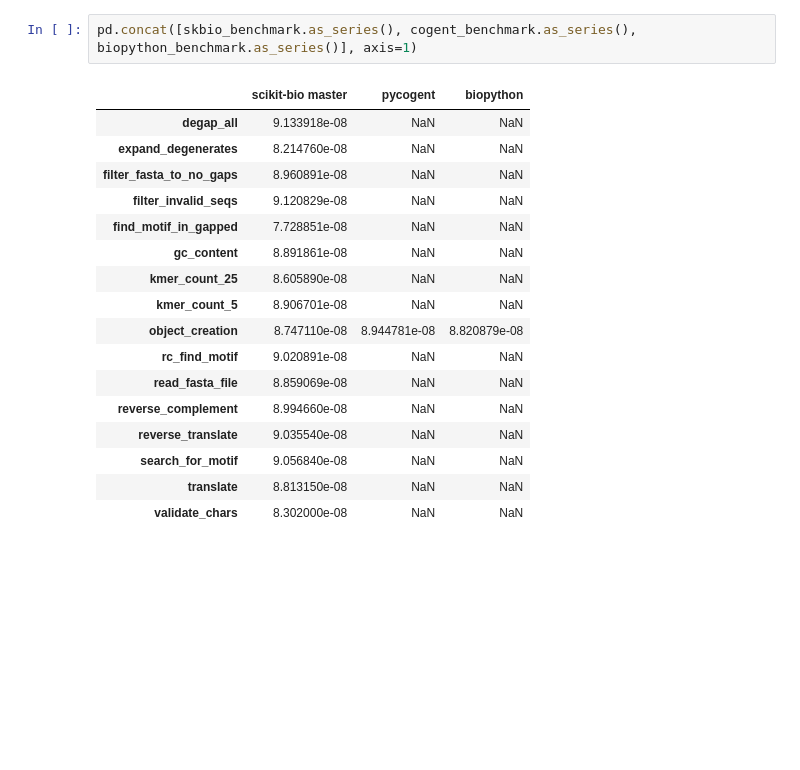
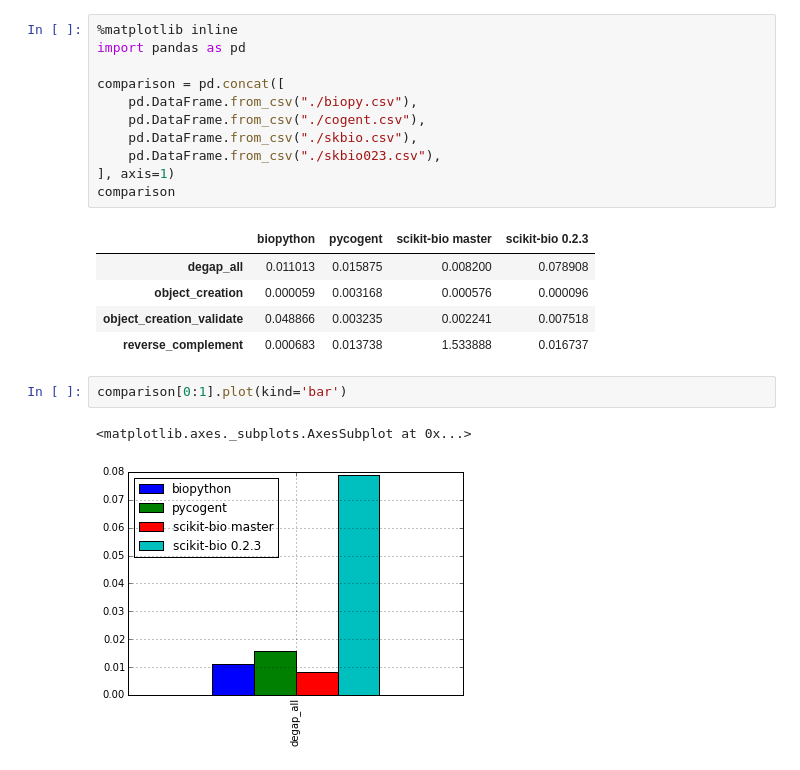
Before and after one commit to biocore/sequence-benchmarks, a Jupyter notebook: benchmarks/index.ipynb, the cells around one changed output. Drawn from its saved outputs; the diff is of its cells as text; blank space fills up the shorter version.

Commit message:
skbio 0.2.3 supported

```diff
--- a/benchmarks/index.ipynb
+++ b/benchmarks/index.ipynb
@@ -27,20 +1,22 @@ The slowest run took 13.33 times longer than the fastest. This could mean that a
-# %%
-pd.concat([skbio_benchmark.as_series(), cogent_benchmark.as_series(), biopython_benchmark.as_series()], axis=1)
-# %% [output]
-|  | scikit-bio master | pycogent | biopython |
-| degap_all | 9.133918e-08 | NaN | NaN |
-| expand_degenerates | 8.214760e-08 | NaN | NaN |
-| filter_fasta_to_no_gaps | 8.960891e-08 | NaN | NaN |
-| filter_invalid_seqs | 9.120829e-08 | NaN | NaN |
-| find_motif_in_gapped | 7.728851e-08 | NaN | NaN |
-| gc_content | 8.891861e-08 | NaN | NaN |
-| kmer_count_25 | 8.605890e-08 | NaN | NaN |
-| kmer_count_5 | 8.906701e-08 | NaN | NaN |
-| object_creation | 8.747110e-08 | 8.944781e-08 | 8.820879e-08 |
-| rc_find_motif | 9.020891e-08 | NaN | NaN |
-| read_fasta_file | 8.859069e-08 | NaN | NaN |
-| reverse_complement | 8.994660e-08 | NaN | NaN |
-| reverse_translate | 9.035540e-08 | NaN | NaN |
-| search_for_motif | 9.056840e-08 | NaN | NaN |
-| translate | 8.813150e-08 | NaN | NaN |
-| validate_chars | 8.302000e-08 | NaN | NaN |
+# %%
+%matplotlib inline
+import pandas as pd
+
+comparison = pd.concat([
+    pd.DataFrame.from_csv("./biopy.csv"),
+    pd.DataFrame.from_csv("./cogent.csv"),
+    pd.DataFrame.from_csv("./skbio.csv"),
+    pd.DataFrame.from_csv("./skbio023.csv"),
+], axis=1)
+comparison
+# %% [output]
+|  | biopython | pycogent | scikit-bio master | scikit-bio 0.2.3 |
+| degap_all | 0.011013 | 0.015875 | 0.008200 | 0.078908 |
+| object_creation | 0.000059 | 0.003168 | 0.000576 | 0.000096 |
+| object_creation_validate | 0.048866 | 0.003235 | 0.002241 | 0.007518 |
+| reverse_complement | 0.000683 | 0.013738 | 1.533888 | 0.016737 |
+# %%
+comparison[0:1].plot(kind='bar')
+# %% [output]
+<matplotlib.axes._subplots.AxesSubplot at 0x...>
+[figure, added]
```
Also changed, not shown: parts of 4 cells of this notebook, 10 other files.
